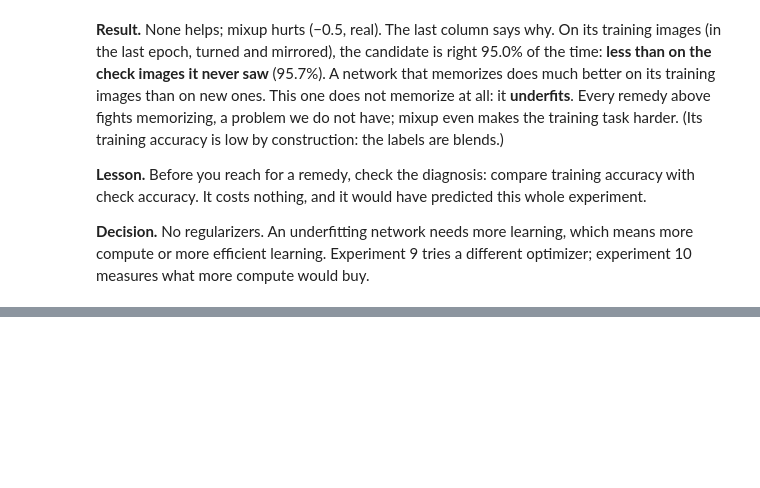
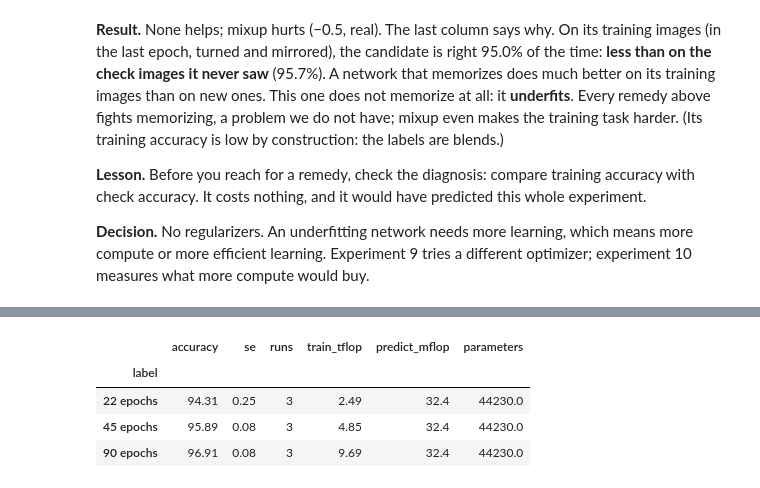
Before and after one commit to dewansa/undefined-eurosat, a Jupyter notebook: submissions/demo2/2-climb.ipynb, the cells around one changed output, grey strips where cells are left out. Saved outputs shown, nothing was run; the diff lists cells and outputs as text; code cells hidden in the pictures; blank space fills up the shorter version.

```diff
--- a/submissions/demo2/2-climb.ipynb
+++ b/submissions/demo2/2-climb.ipynb
@@ -544,0 +591,9 @@ optimizer; experiment 10 measures what more compute would buy.
+# %%
+more = lab.load("10-budget")
+display(lab.summary(more).drop(columns="sd"))
+# %% [output]
+|  | accuracy | se | runs | train_tflop | predict_mflop | parameters |
+| label |  |  |  |  |  |  |
+| 22 epochs | 94.31 | 0.25 | 3 | 2.49 | 32.4 | 44230.0 |
+| 45 epochs | 95.89 | 0.08 | 3 | 4.85 | 32.4 | 44230.0 |
+| 90 epochs | 96.91 | 0.08 | 3 | 9.69 | 32.4 | 44230.0 |
```
Also changed, not shown: parts of 10 cells of this notebook, 4 other files.
